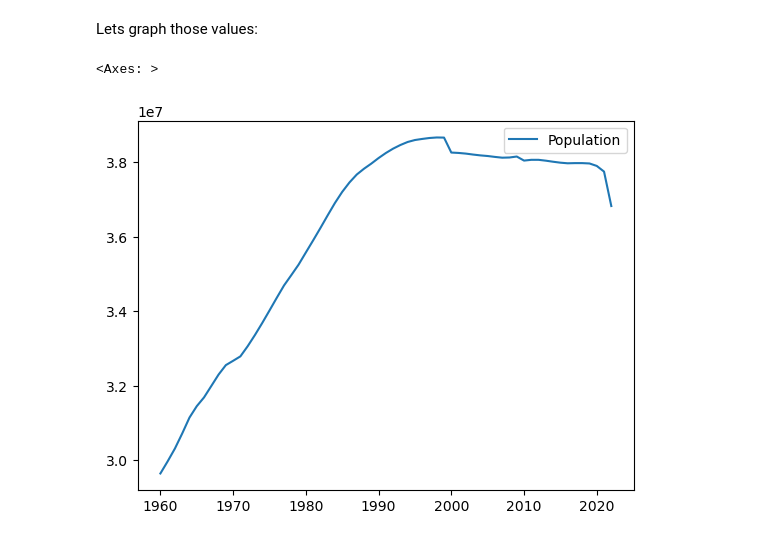
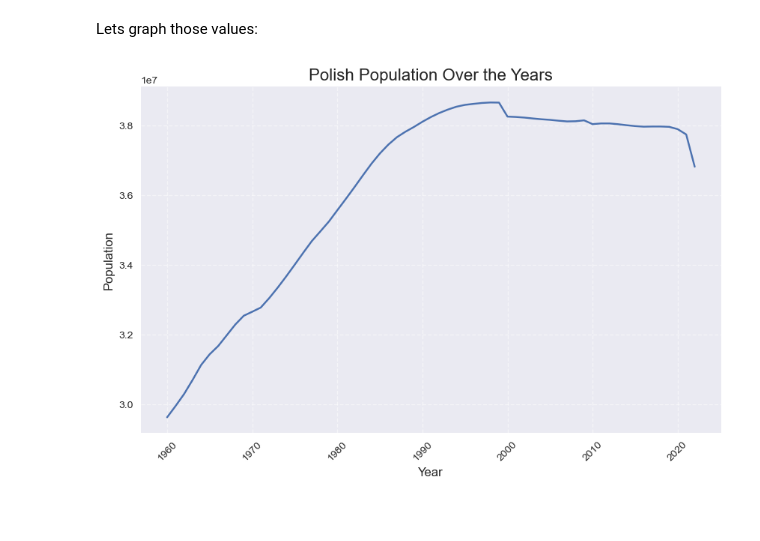
Before and after one commit to coolka1234/scikit-learn-poland-demography, a Jupyter notebook: demografia_polski.ipynb, the cells around one changed output. Saved outputs shown, nothing was run; the diff lists cells and outputs as text; code cells hidden in the pictures; blank space fills up the shorter version.

Commit message:
prettier graph

```diff
--- a/demografia_polski.ipynb
+++ b/demografia_polski.ipynb
@@ -44,7 +64,26 @@ polish_population_df
 # %% [markdown]
 Lets graph those values:
-# %%
-polish_population_df.plot()
-# %% [output]
-<Axes: >
-[figure, removed]
+# %%
+
+
+# Set the style of the plot
+plt.style.use('seaborn-v0_8')
+
+# Create the plot
+ax = polish_population_df.plot(figsize=(10, 6), legend=False)
+
+# Set the title and labels
+ax.set_title('Polish Population Over the Years', fontsize=16)
+ax.set_xlabel('Year', fontsize=12)
+ax.set_ylabel('Population', fontsize=12)
+
+# Customize the tick labels
+ax.tick_params(axis='x', labelrotation=45)
+ax.tick_params(axis='both', labelsize=10)
+
+# Show the grid
+ax.grid(True, linestyle='--', alpha=0.5)
+
+plt.savefig('polish_population_over_the_years.png')
+# %% [output]
+[figure, added]
```
Also changed, not shown: parts of 1 cell of this notebook, 2 other files.
